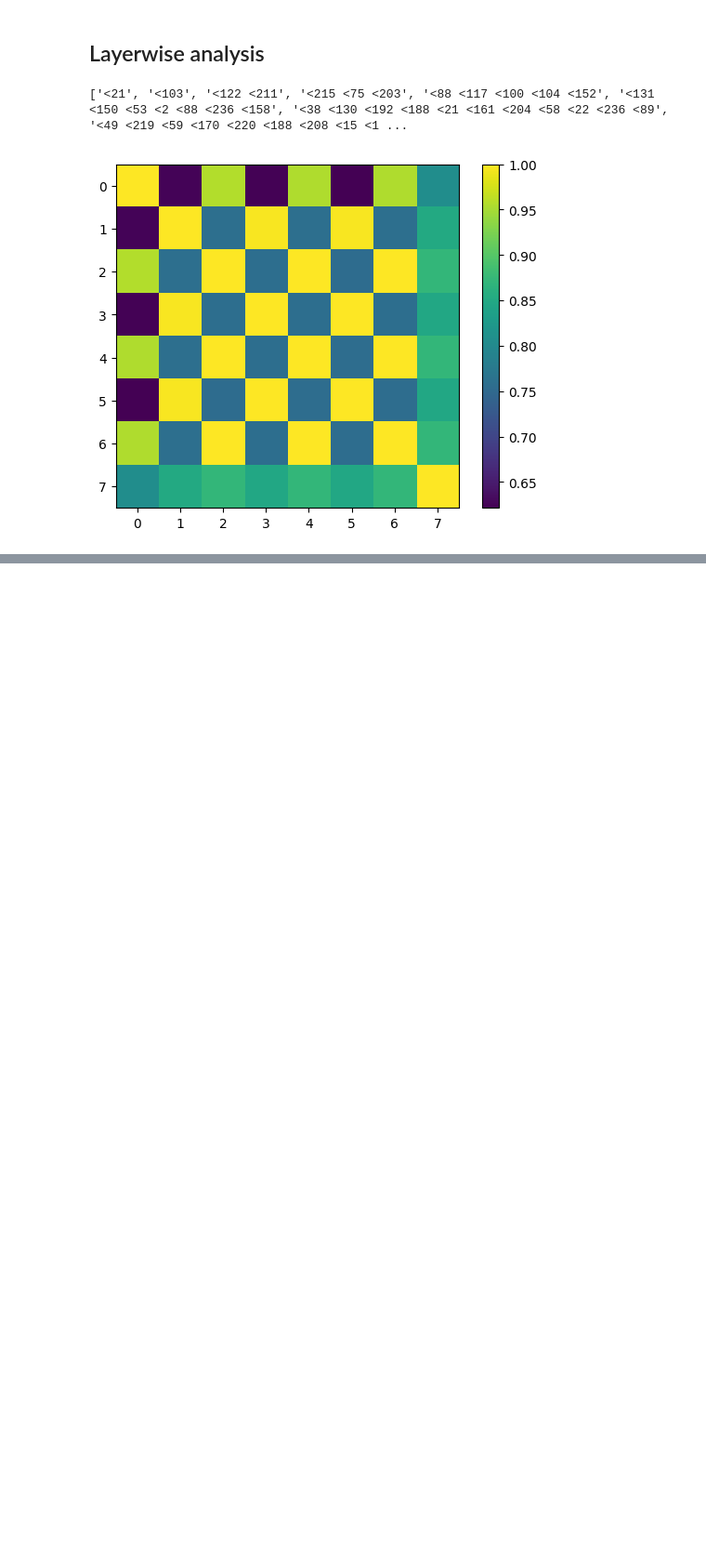
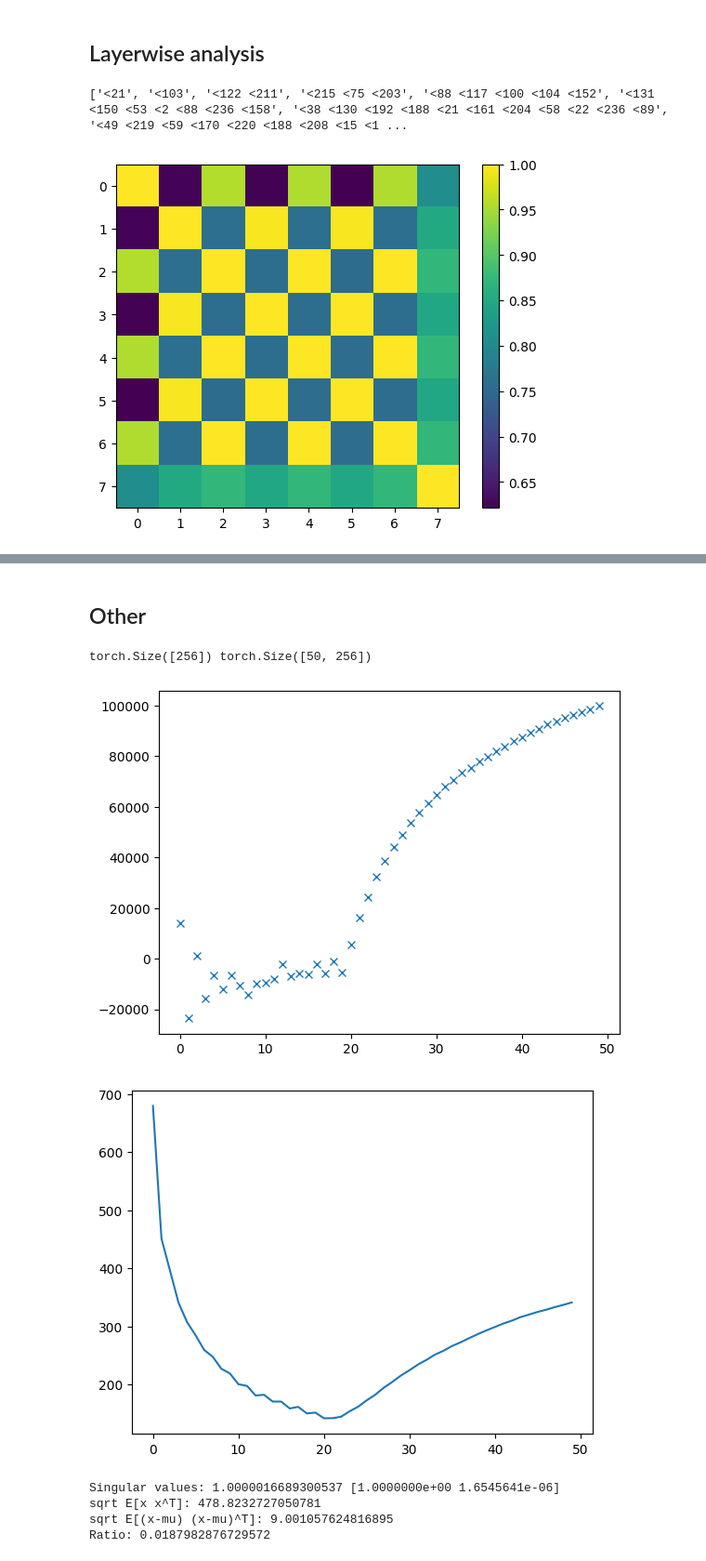
Before and after one commit to msh2481/LanguageTransfer, a Jupyter notebook: patching.ipynb, the cells around one changed output, grey strips where cells are left out. Shown at 93% size. Saved outputs shown, nothing was run; the diff lists cells and outputs as text; code cells hidden in the pictures; blank space fills up the shorter version.

```diff
--- a/patching.ipynb
+++ b/patching.ipynb
@@ -209,12 +211,12 @@ for i_middle, middle in enumerate(middle_set):
 baseline_impact = ein.reduce(
     measurements, "n_layers n_template n_token d_model -> n_layers n_template 1 d_model", "mean"
 )
-directions = ein.reduce(
+impact_directions = ein.reduce(
     measurements - baseline_impact,
     "n_layers n_template n_token d_model -> n_layers n_token d_model",
     "mean",
 )
-directions = F.normalize(directions, dim=-1)
+impact_directions = F.normalize(impact_directions, dim=-1)
 # %%
 for i_layer in range(1, n_layers):
     print("layer", i_layer)
@@ -231,7 +233,7 @@ res = t.zeros(n_layers, n_layers)
 for i in range(n_layers):
     for j in range(n_layers):
         diff = F.cosine_similarity(
-            directions[i].flatten(), directions[j].flatten(), dim=0
+            impact_directions[i].flatten(), impact_directions[j].flatten(), dim=0
         ).item()
         # diff = (baseline_impact[i] - baseline_impact[j]).square().mean().log().item()
         res[i, j] = diff
@@ -274,0 +420,25 @@ unexplained 5.03987979888916
+# %% [markdown]
+## Other
+# %%
+layer = 1
+prompt = prompt_from_template("()" * 10, random=True) + " " + "<100 " * 30
+baseline = get_baseline(prompt, layer)
+activations = get_layer_residuals(model, tokenizer, prompt, layer_list)[layer]
+# activations /= activations.norm(dim=1, keepdim=True)
+print(baseline.shape, activations.shape)
+# %% [output]
+torch.Size([256]) torch.Size([50, 256])
+# %%
+arr = t.stack([t.dot(activations[-11], activations[i]) for i in range(len(activations))])
+plt.plot(arr, 'x')
+plt.show()
+plt.plot(activations.norm(dim=1))
+plt.show()
+describe_points(t.stack([baseline, activations[-1]]))
+# %% [output]
+[figure, added]
+[figure, added]
+Singular values: 1.0000016689300537 [1.0000000e+00 1.6545641e-06]
+sqrt E[x x^T]: 478.8232727050781
+sqrt E[(x-mu) (x-mu)^T]: 9.001057624816895
+Ratio: 0.0187982876729572
```
Also changed, not shown: parts of 16 cells of this notebook, 1 other file.
